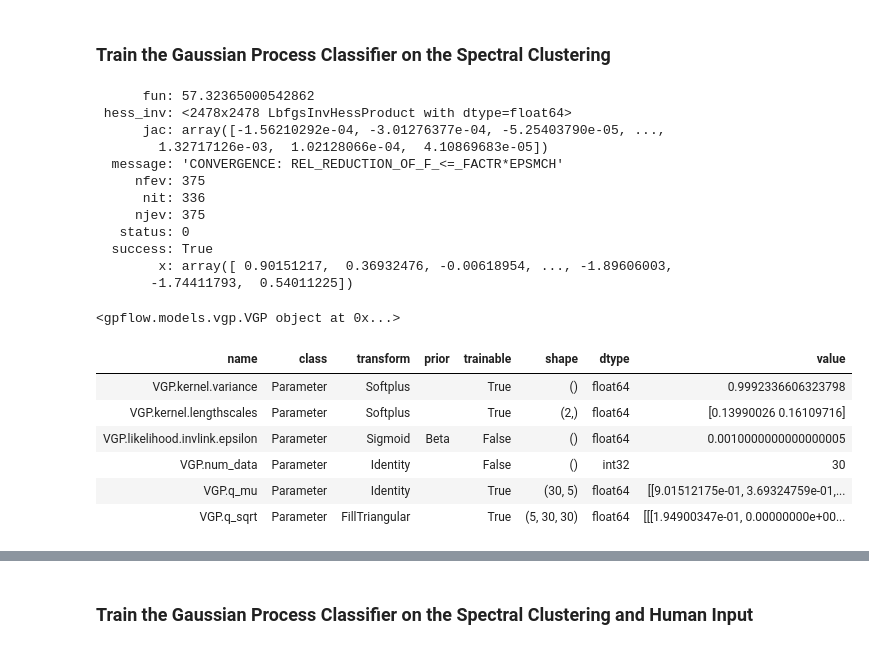
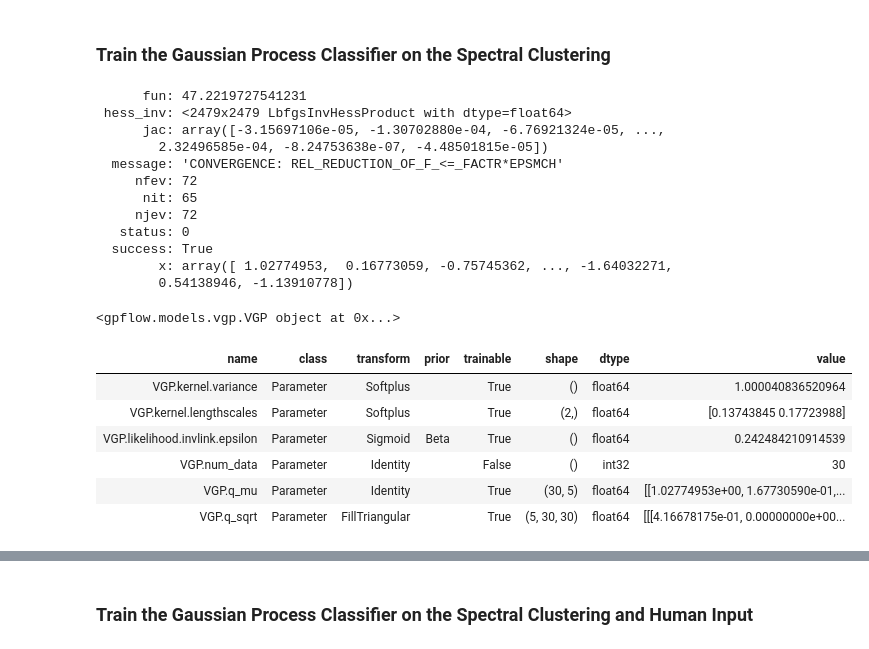
Before and after one commit to fadams-umd/CAMEO-HITL, a Jupyter notebook: gpc_test.ipynb, the cells around one changed output, grey strips where cells are left out. Saved outputs shown, nothing was run; the diff lists cells and outputs as text; code cells hidden in the pictures.

```diff
--- a/gpc_test.ipynb
+++ b/gpc_test.ipynb
@@ -163,47 +165,51 @@ plt.show()
 # %%
 labels = np.argmax(cluster_probabilities, axis=1).flatten()
 
 data = (cartesian[measured, :], labels)
 
 kernel = gpflow.kernels.Matern32(lengthscales=[1, 1])
 
+# gpflow.utilities.set_trainable(kernel.variance, False)
+
 invlink = gpflow.likelihoods.RobustMax(num_clusters)
+
+gpflow.utilities.set_trainable(invlink.epsilon, True)
 
 likelihood = gpflow.likelihoods.MultiClass(num_clusters, invlink=invlink)
 
 gp_model = gpflow.models.VGP(data=data,
                              kernel=kernel,
                              likelihood=likelihood,
                              num_latent_gps=num_clusters)
 
 opt = gpflow.optimizers.Scipy()
 opt_result = opt.minimize(gp_model.training_loss,
                           gp_model.trainable_variables,
                           options={'maxiter': 1000})
 
 print(opt_result)
 gp_model
 # %% [output]
-      fun: 57.32365000542862
- hess_inv: <2478x2478 LbfgsInvHessProduct with dtype=float64>
-      jac: array([-1.56210292e-04, -3.01276377e-04, -5.25403790e-05, ...,
-        1.32717126e-03,  1.02128066e-04,  4.10869683e-05])
+      fun: 47.2219727541231
+ hess_inv: <2479x2479 LbfgsInvHessProduct with dtype=float64>
+      jac: array([-3.15697106e-05, -1.30702880e-04, -6.76921324e-05, ...,
+        2.32496585e-04, -8.24753638e-07, -4.48501815e-05])
   message: 'CONVERGENCE: REL_REDUCTION_OF_F_<=_FACTR*EPSMCH'
-     nfev: 375
-      nit: 336
-     njev: 375
+     nfev: 72
+      nit: 65
+     njev: 72
    status: 0
   success: True
-        x: array([ 0.90151217,  0.36932476, -0.00618954, ..., -1.89606003,
-       -1.74411793,  0.54011225])
+        x: array([ 1.02774953,  0.16773059, -0.75745362, ..., -1.64032271,
+        0.54138946, -1.13910778])
 <gpflow.models.vgp.VGP object at 0x...>
 | name | class | transform | prior | trainable | shape | dtype | value |
-| VGP.kernel.variance | Parameter | Softplus |  | True | () | float64 | 0.9992336606323798 |
-| VGP.kernel.lengthscales | Parameter | Softplus |  | True | (2,) | float64 | [0.13990026 0.16109716] |
-| VGP.likelihood.invlink.epsilon | Parameter | Sigmoid | Beta | False | () | float64 | 0.0010000000000000005 |
+| VGP.kernel.variance | Parameter | Softplus |  | True | () | float64 | 1.000040836520964 |
+| VGP.kernel.lengthscales | Parameter | Softplus |  | True | (2,) | float64 | [0.13743845 0.17723988] |
+| VGP.likelihood.invlink.epsilon | Parameter | Sigmoid | Beta | True | () | float64 | 0.242484210914539 |
 | VGP.num_data | Parameter | Identity |  | False | () | int32 | 30 |
-| VGP.q_mu | Parameter | Identity |  | True | (30, 5) | float64 | [[9.01512175e-01, 3.69324759e-01,... |
-| VGP.q_sqrt | Parameter | FillTriangular |  | True | (5, 30, 30) | float64 | [[[1.94900347e-01, 0.00000000e+00... |
+| VGP.q_mu | Parameter | Identity |  | True | (30, 5) | float64 | [[1.02774953e+00, 1.67730590e-01,... |
+| VGP.q_sqrt | Parameter | FillTriangular |  | True | (5, 30, 30) | float64 | [[[4.16678175e-01, 0.00000000e+00... |
 # %%
 y_mean, y_variance = tuple(t.numpy() for t in gp_model.predict_y(cartesian))
 f_mean, f_variance = tuple(t.numpy() for t in gp_model.predict_f(cartesian))
```
Also changed, not shown: parts of 10 cells of this notebook.
